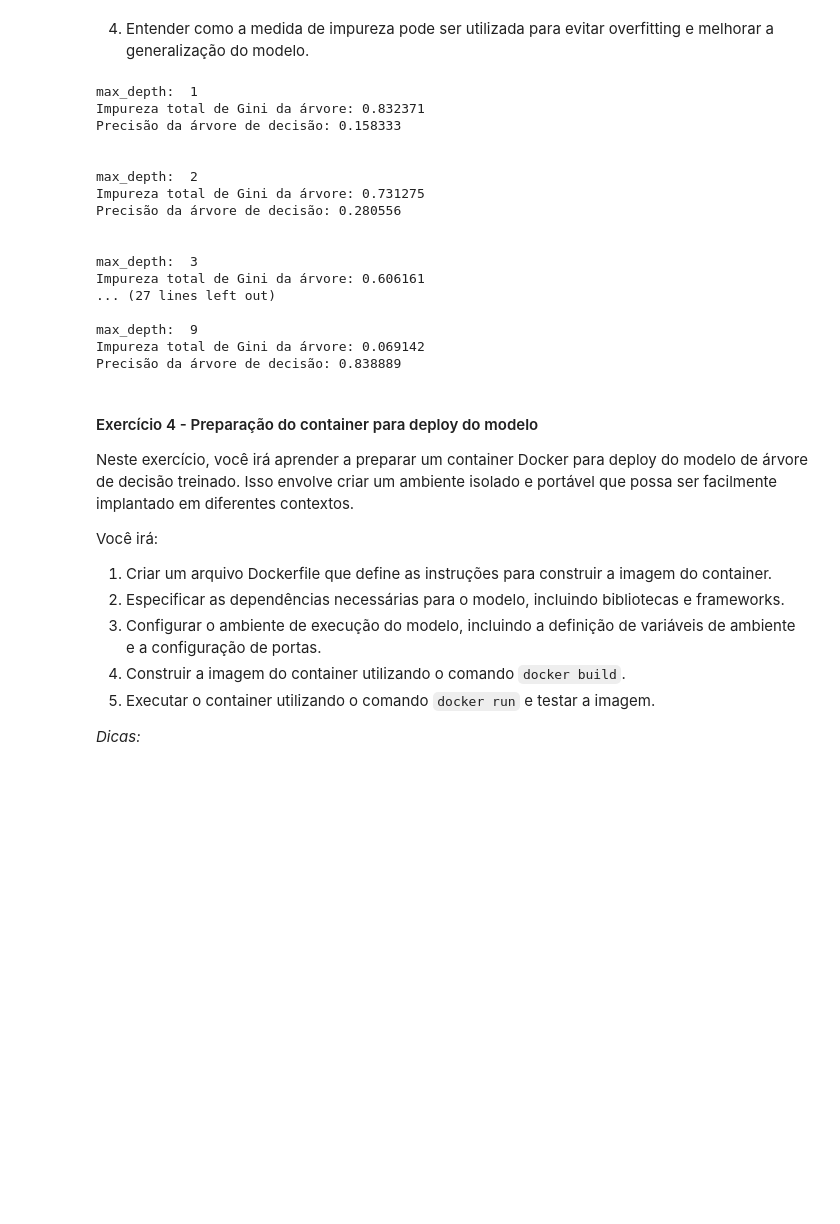
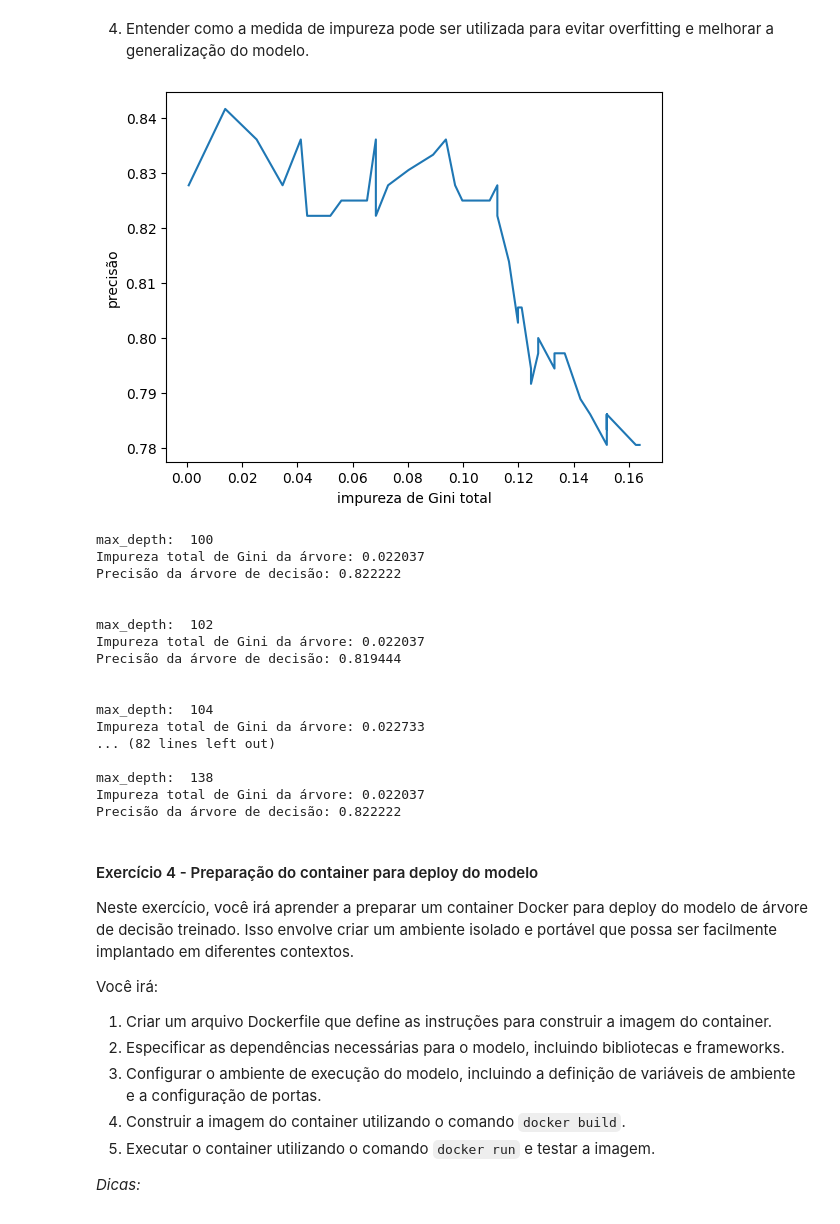
Before and after one commit to hideosahara/mba-deeplearning-iad-006-2024-public, a Jupyter notebook: training_notebook.ipynb, the cells around one changed output. Saved outputs shown, nothing was run; the diff lists cells and outputs as text; code cells hidden in the pictures; blank space fills up the shorter version.

```diff
--- a/training_notebook.ipynb
+++ b/training_notebook.ipynb
@@ -214,10 +221,16 @@ Precisão da árvore de decisão: 0.8694
 # %% [markdown]
 4. Entender como a medida de impureza pode ser utilizada para evitar overfitting e melhorar a generalização do modelo.
+# %%
+plt.plot(impureza, precisao)
+plt.xlabel('impureza de Gini total')
+plt.ylabel('precisão')
+plt.show()
+# %% [output]
+[figure, added]
 # %%
-X_train, X_test, y_train, y_test = train_test_split(X, y, test_size=0.2)
 
-for i in range(1, 10, 1):
-    dt = DecisionTreeClassifier(criterion='gini', splitter='best', max_depth=i, min_samples_leaf=2, min_samples_split=4)
+for i in range(100, 140, 2):
+    dt = DecisionTreeClassifier(criterion='gini', splitter='best', max_depth=i, min_samples_leaf=1, min_samples_split=2)
     dt.fit(X_train, y_train)
     y_pred = decision_tree.predict(X_test)
     print("max_depth: ", i)
@@ -225,23 +238,23 @@ for i in range(1, 10, 1):
     print(f"Precisão da árvore de decisão: {dt.score(X_test, y_test):.6f}")
     print("\n")
 # %% [output]
-max_depth:  1
-Impureza total de Gini da árvore: 0.832371
-Precisão da árvore de decisão: 0.158333
+max_depth:  100
+Impureza total de Gini da árvore: 0.022037
+Precisão da árvore de decisão: 0.822222
 
 
-max_depth:  2
-Impureza total de Gini da árvore: 0.731275
-Precisão da árvore de decisão: 0.280556
+max_depth:  102
+Impureza total de Gini da árvore: 0.022037
+Precisão da árvore de decisão: 0.819444
 
 
-max_depth:  3
-Impureza total de Gini da árvore: 0.606161
-... (27 lines left out)
+max_depth:  104
+Impureza total de Gini da árvore: 0.022733
+... (82 lines left out)
 
-max_depth:  9
-Impureza total de Gini da árvore: 0.069142
-Precisão da árvore de decisão: 0.838889
+max_depth:  138
+Impureza total de Gini da árvore: 0.022037
+Precisão da árvore de decisão: 0.822222
 # %% [markdown]
 #### Exercício 4 - Preparação do container para deploy do modelo
 Neste exercício, você irá aprender a preparar um container Docker para deploy do modelo de árvore de decisão treinado. Isso envolve criar um ambiente isolado e portável que possa ser facilmente implantado em diferentes contextos.
```
Also changed, not shown: parts of 29 cells of this notebook, 4 other files.
